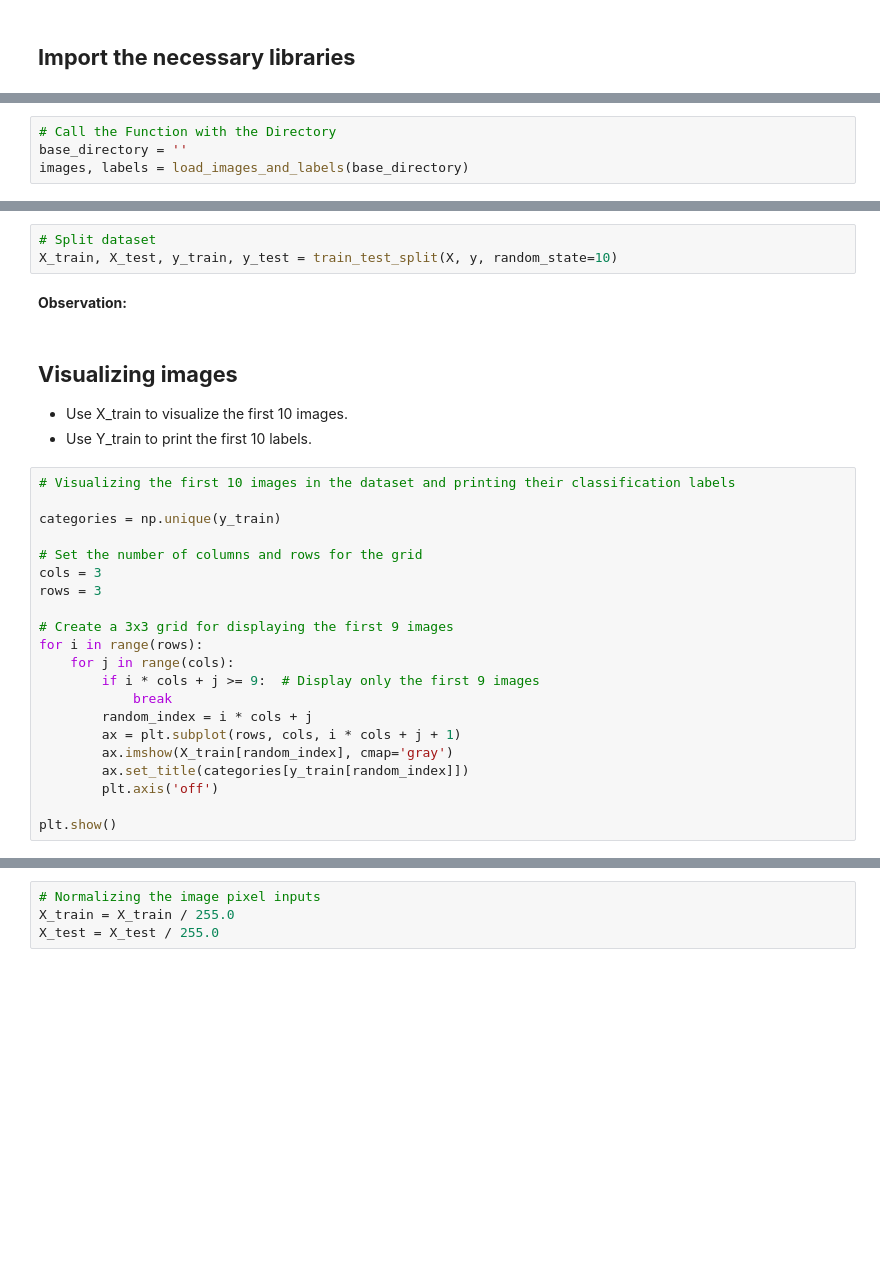
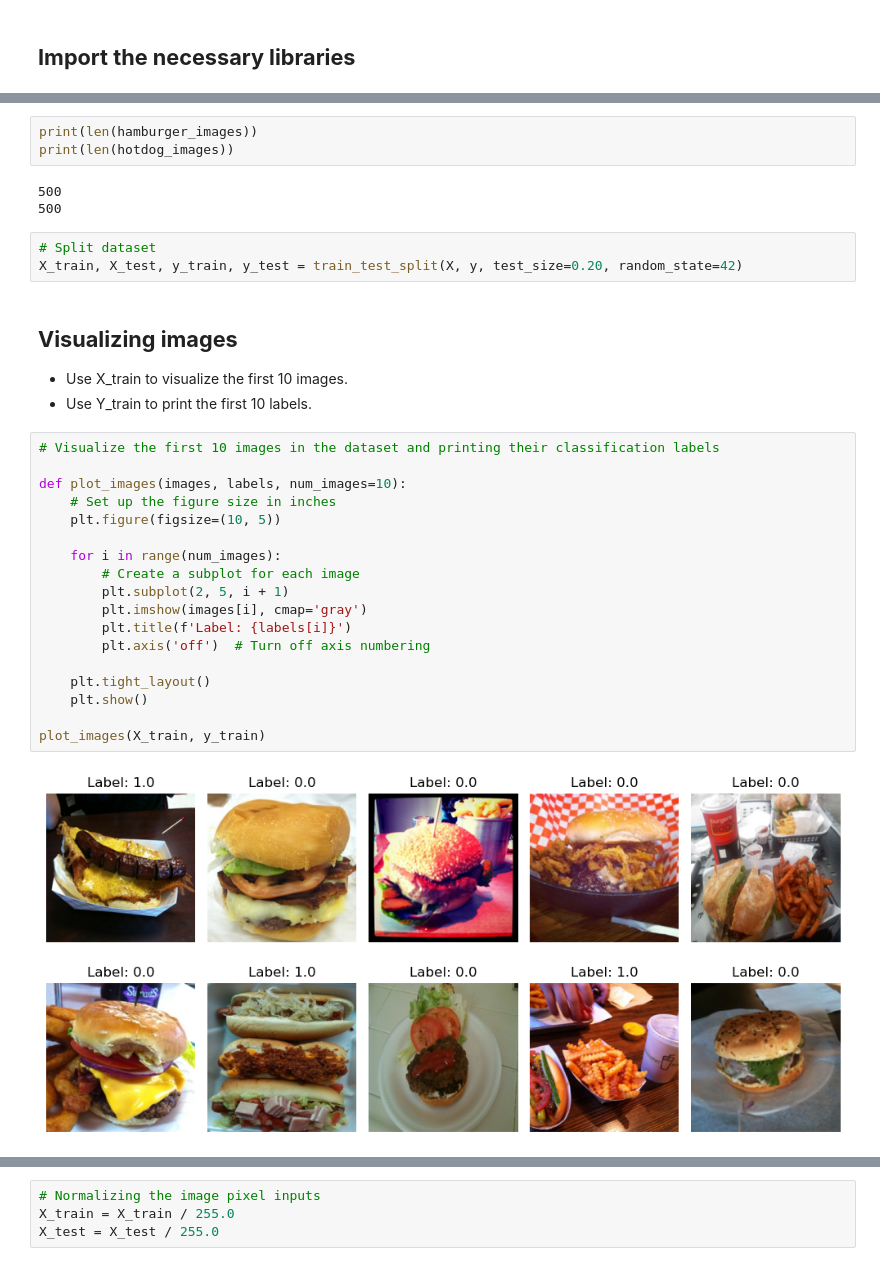
Before and after one commit to excellentwork/Fantastic_4_Project_3, a Jupyter notebook: Fantastic_4_Project_3.ipynb, the cells around one changed output, grey strips where cells are left out. Saved outputs shown, nothing was run; the diff lists cells and outputs as text; blank space fills up the shorter version.

```diff
--- a/Fantastic_4_Project_3.ipynb
+++ b/Fantastic_4_Project_3.ipynb
@@ -71,4 +35,0 @@ def load_images_and_labels(base_dir):
-# %%
-# Call the Function with the Directory
-base_directory = ''
-images, labels = load_images_and_labels(base_directory)
@@ -80,33 +69,36 @@ Check the number of images in the training and the testing dataset.
+# %%
+print(len(hamburger_images))
+print(len(hotdog_images))
+# %% [output]
+500
+500
 # %%
 # Split dataset
-X_train, X_test, y_train, y_test = train_test_split(X, y, random_state=10)
+X_train, X_test, y_train, y_test = train_test_split(X, y, test_size=0.20, random_state=42)
-# %% [markdown]
-**Observation:**
 # %% [markdown]
 ## **Visualizing images**
 
 - Use X_train to visualize the first 10 images.
 - Use Y_train to print the first 10 labels.
-# %%
-# Visualizing the first 10 images in the dataset and printing their classification labels
-
-categories = np.unique(y_train)
-
-# Set the number of columns and rows for the grid
-cols = 3
-rows = 3
-
-# Create a 3x3 grid for displaying the first 9 images
-for i in range(rows):
-    for j in range(cols):
-        if i * cols + j >= 9:  # Display only the first 9 images
-            break
-        random_index = i * cols + j
-        ax = plt.subplot(rows, cols, i * cols + j + 1)
-        ax.imshow(X_train[random_index], cmap='gray')
-        ax.set_title(categories[y_train[random_index]])
-        plt.axis('off')
-
-plt.show()
+# %%
+# Visualize the first 10 images in the dataset and printing their classification labels
+
+def plot_images(images, labels, num_images=10):
+    # Set up the figure size in inches
+    plt.figure(figsize=(10, 5))
+
+    for i in range(num_images):
+        # Create a subplot for each image
+        plt.subplot(2, 5, i + 1)
+        plt.imshow(images[i], cmap='gray')
+        plt.title(f'Label: {labels[i]}')
+        plt.axis('off')  # Turn off axis numbering
+
+    plt.tight_layout()
+    plt.show()
+
+plot_images(X_train, y_train)
+# %% [output]
+[figure, added]
 # %% [markdown]
 ## **Data preparation**
```
Also changed, not shown: parts of 91 cells of this notebook.
